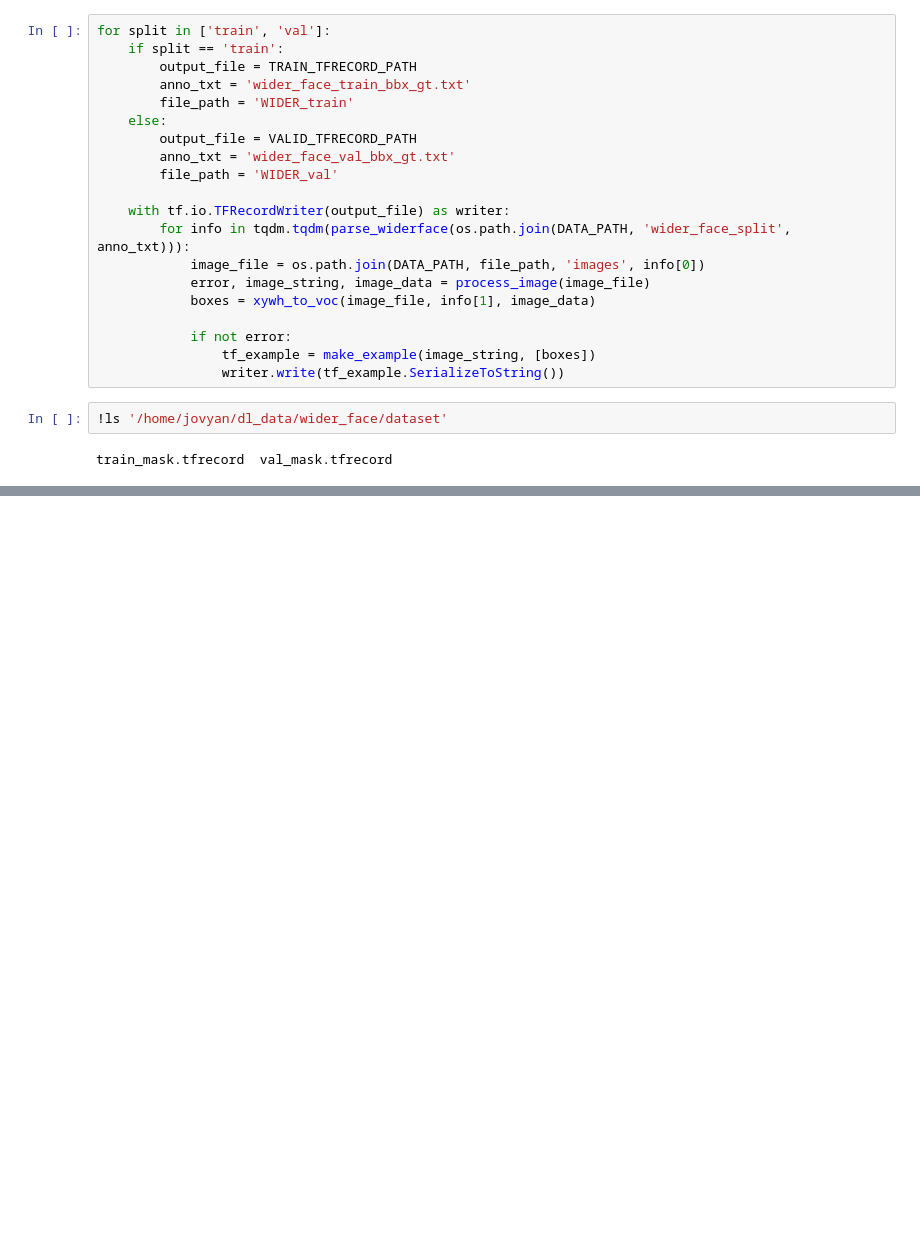
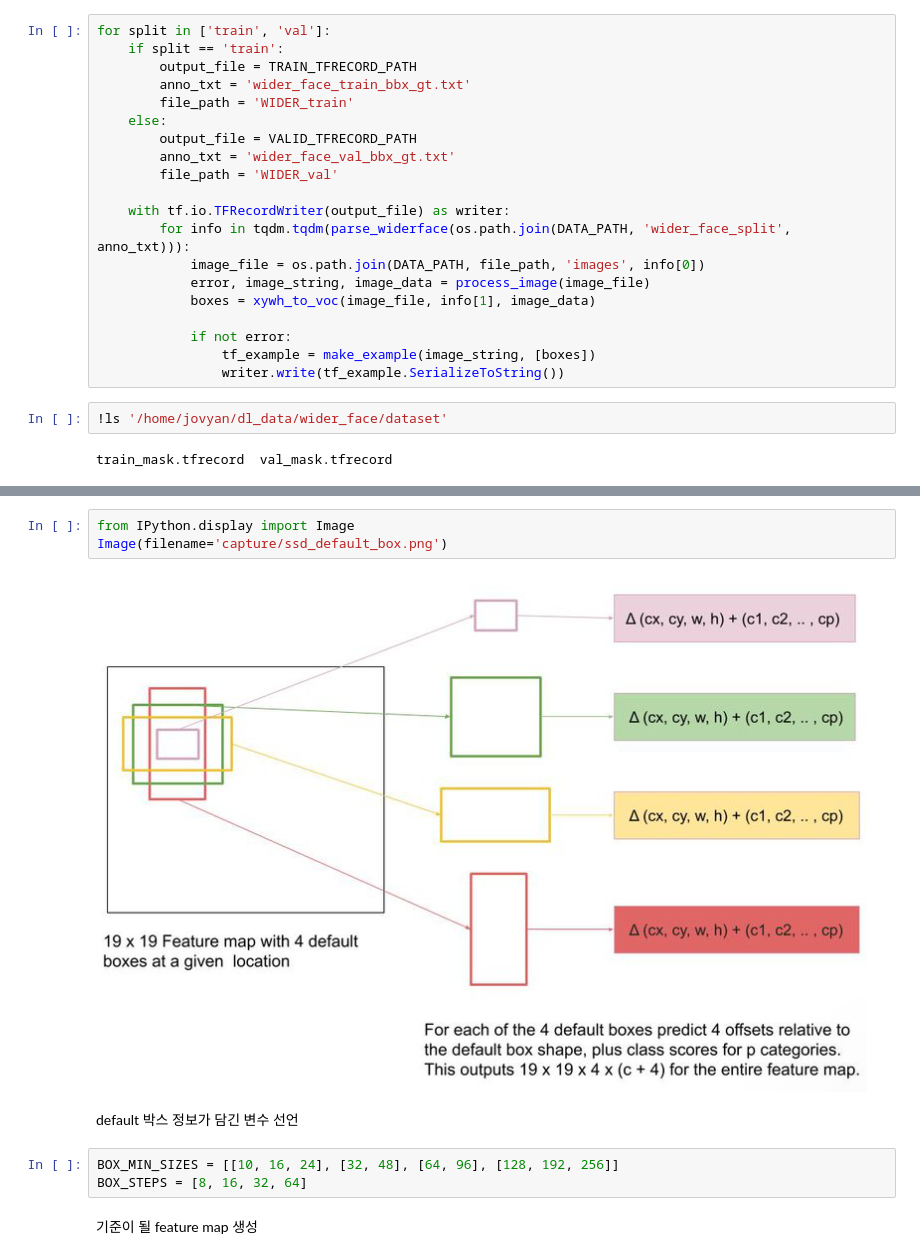
Before and after one commit to ziippy/modoo-cv, a Jupyter notebook: 20_Face_Detection.ipynb, the cells around one changed output, grey strips where cells are left out. Drawn from its saved outputs; the diff is of its cells as text; blank space fills up the shorter version.

```diff
--- a/20_Face_Detection.ipynb
+++ b/20_Face_Detection.ipynb
@@ -225,0 +239,12 @@ train_mask.tfrecord  val_mask.tfrecord
+# %%
+from IPython.display import Image
+Image(filename='capture/ssd_default_box.png')
+# %% [output]
+[figure, added]
+# %% [markdown]
+default 박스 정보가 담긴 변수 선언
+# %%
+BOX_MIN_SIZES = [[10, 16, 24], [32, 48], [64, 96], [128, 192, 256]]
+BOX_STEPS = [8, 16, 32, 64]
+# %% [markdown]
+기준이 될 feature map 생성
```
Also changed, not shown: parts of 85 cells of this notebook, 5 other files.
